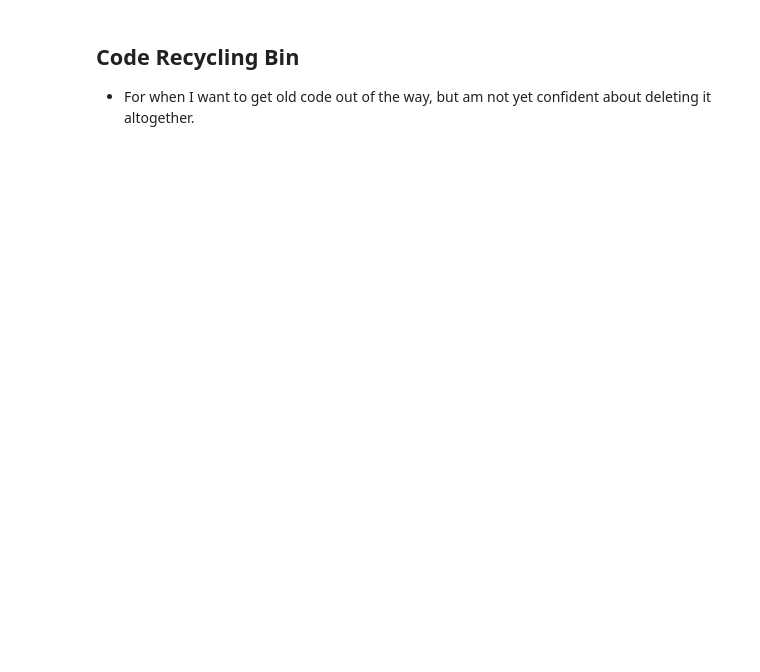
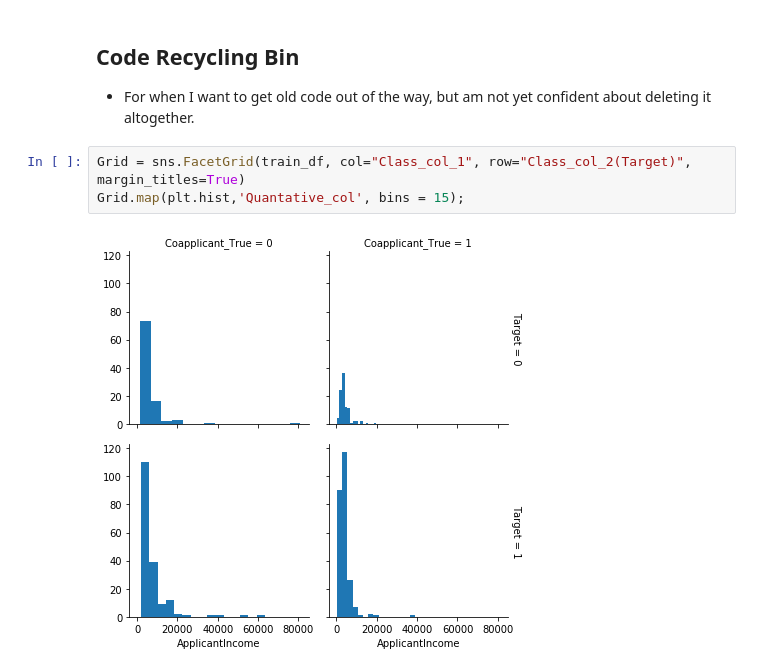
Before and after one commit to TerraJRiley/Loan_Prediction, a Jupyter notebook: Loan_Predictor.ipynb, the cells around one changed output. Saved outputs shown, nothing was run; the diff lists cells and outputs as text; blank space fills up the shorter version.

```diff
--- a/Loan_Predictor.ipynb
+++ b/Loan_Predictor.ipynb
@@ -374,3 +669,8 @@ Index(['ApplicantIncome', 'CoapplicantIncome', 'LoanAmount',
 # %% [markdown]
 ## Code Recycling Bin
  - For when I want to get old code out of the way, but am not yet confident about deleting it altogether.
+# %%
+Grid = sns.FacetGrid(train_df, col="Class_col_1", row="Class_col_2(Target)", margin_titles=True)
+Grid.map(plt.hist,'Quantative_col', bins = 15);
+# %% [output]
+[figure, added]
```
Also changed, not shown: parts of 48 cells of this notebook.
